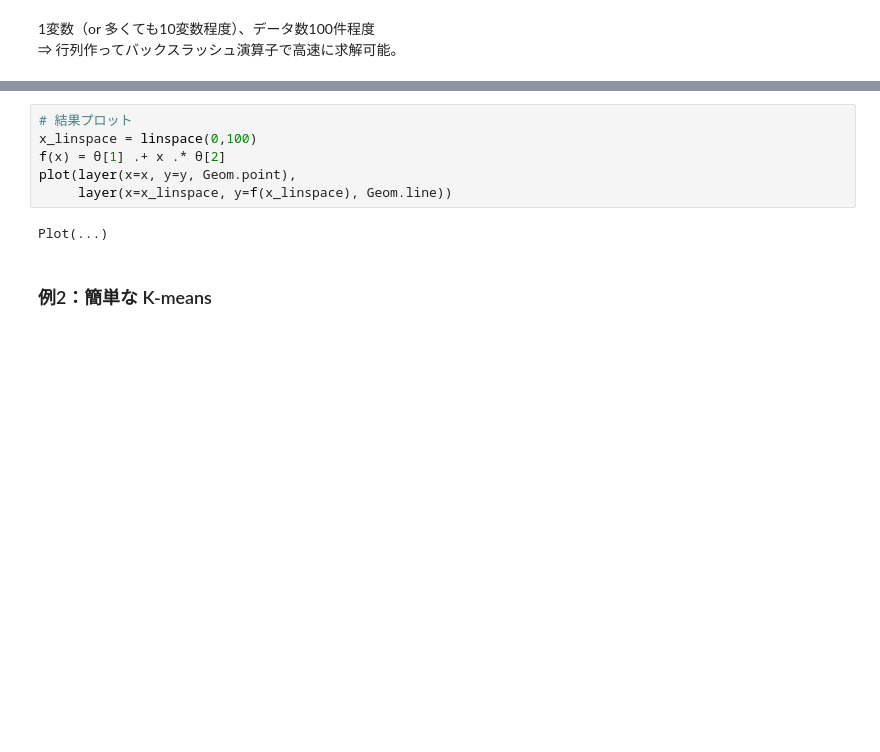
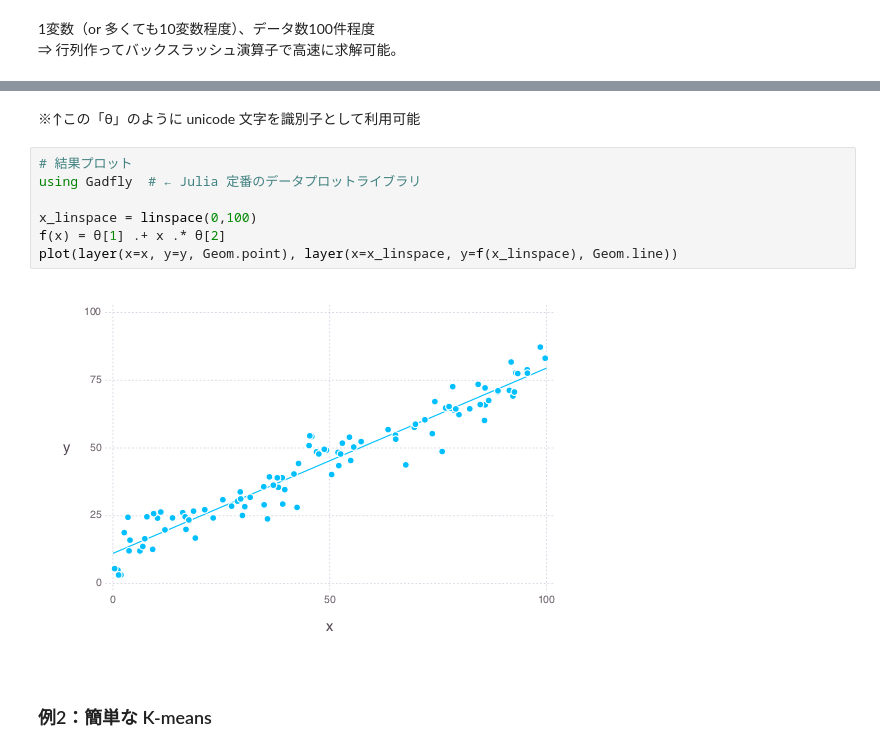
Before and after one commit to antimon2/MLNGY_201511, a Jupyter notebook: AboutJulia.ipynb, the cells around one changed output, grey strips where cells are left out. Saved outputs shown, nothing was run; the diff lists cells and outputs as text; blank space fills up the shorter version.

```diff
--- a/AboutJulia.ipynb
+++ b/AboutJulia.ipynb
@@ -69,11 +61,14 @@ X = [ones(100, 1) x;]
+# %% [markdown]
+※↑この「θ」のように unicode 文字を識別子として利用可能
 # %%
 # 結果プロット
+using Gadfly  # ← Julia 定番のデータプロットライブラリ
+
 x_linspace = linspace(0,100)
 f(x) = θ[1] .+ x .* θ[2]
-plot(layer(x=x, y=y, Geom.point),
-     layer(x=x_linspace, y=f(x_linspace), Geom.line))
+plot(layer(x=x, y=y, Geom.point), layer(x=x_linspace, y=f(x_linspace), Geom.line))
 # %% [output]
-Plot(...)
+[figure, added]
 # %% [markdown]
 ### 例2：簡単な K-means
 # %% [markdown]
```
Also changed, not shown: parts of 10 cells of this notebook.
